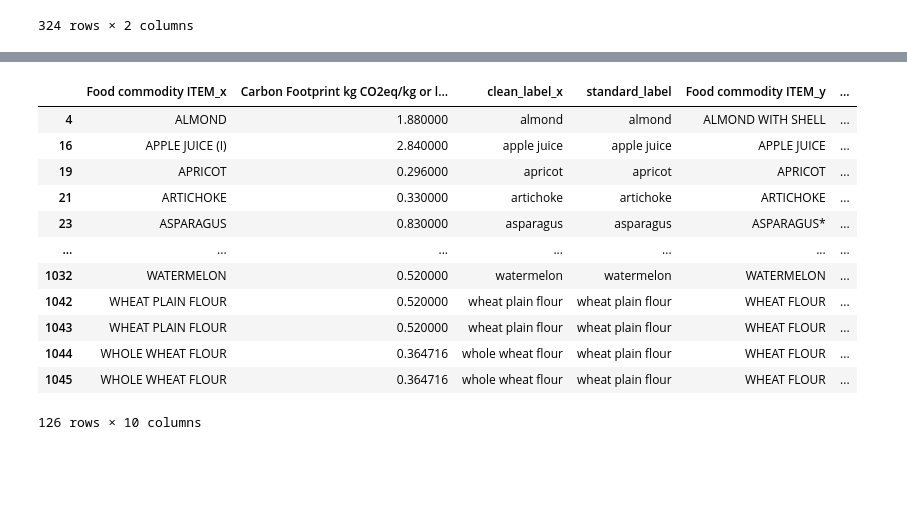
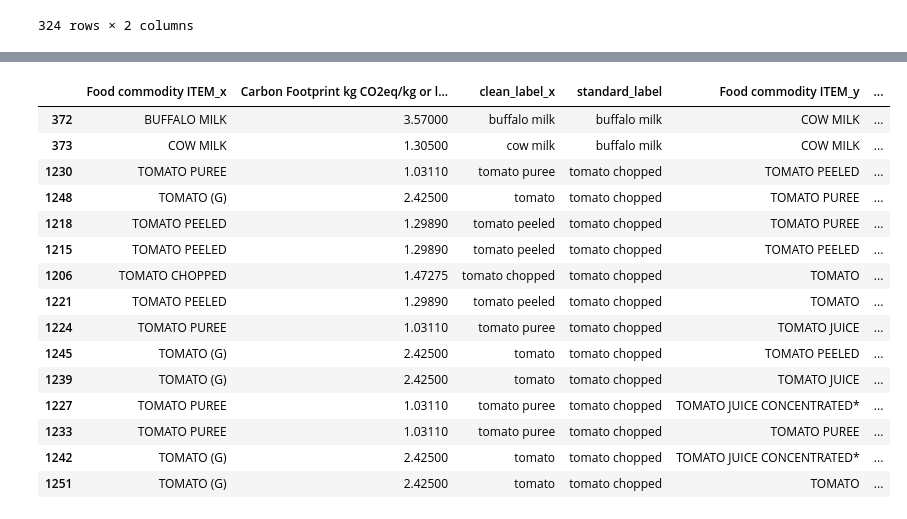
Before and after one commit to TCoaM/TrueCostOfAMeal, a Jupyter notebook: simo_data_integration_notebook.ipynb, the cells around one changed output, grey strips where cells are left out. Saved outputs shown, nothing was run; the diff lists cells and outputs as text; code cells hidden in the pictures; blank space fills up the shorter version.

```diff
--- a/simo_data_integration_notebook.ipynb
+++ b/simo_data_integration_notebook.ipynb
@@ -231,0 +205,19 @@ merged.head(10)
+# %%
+# STEP 3: Map Each Source DataFrame to the Canonical Label
+# ==========================================================
+# Assume you have three DataFrames: df_cf, df_wf, and df_fcd_grouped.
+# Each must have a "clean_label" column that was processed the same way as in master.
+
+def assign_standard_label(df, mapping_dict, label_col="clean_label"):
+    """
+    Create a new column 'standard_label' in the dataframe by mapping the clean_label
+    via the mapping_dict. If a label is not found, retain the original label.
+    """
+    df["standard_label"] = df[label_col].map(mapping_dict)
+    # Optionally fill missing mappings with the original clean label.
+    df["standard_label"].fillna(df[label_col], inplace=True)
+    return df
+
+df_cf = assign_standard_label(df_cf, canonical_map)
+df_wf = assign_standard_label(df_wf, canonical_map)
+df_fcd_grouped = assign_standard_label(df_fcd_grouped, canonical_map)
@@ -235,16 +264,0 @@ complete_rows = merged.dropna()
-# %%
-complete_rows
-# %% [output]
-|  | Food commodity ITEM_x | Carbon Footprint kg CO2eq/kg or l... | clean_label_x | standard_label | Food commodity ITEM_y | ... |
-| 4 | ALMOND | 1.880000 | almond | almond | ALMOND WITH SHELL | ... |
-| 16 | APPLE JUICE (I) | 2.840000 | apple juice | apple juice | APPLE JUICE | ... |
-| 19 | APRICOT | 0.296000 | apricot | apricot | APRICOT | ... |
-| 21 | ARTICHOKE | 0.330000 | artichoke | artichoke | ARTICHOKE | ... |
-| 23 | ASPARAGUS | 0.830000 | asparagus | asparagus | ASPARAGUS* | ... |
-| ... | ... | ... | ... | ... | ... | ... |
-| 1032 | WATERMELON | 0.520000 | watermelon | watermelon | WATERMELON | ... |
-| 1042 | WHEAT PLAIN FLOUR | 0.520000 | wheat plain flour | wheat plain flour | WHEAT FLOUR | ... |
-| 1043 | WHEAT PLAIN FLOUR | 0.520000 | wheat plain flour | wheat plain flour | WHEAT FLOUR | ... |
-| 1044 | WHOLE WHEAT FLOUR | 0.364716 | whole wheat flour | wheat plain flour | WHEAT FLOUR | ... |
-| 1045 | WHOLE WHEAT FLOUR | 0.364716 | whole wheat flour | wheat plain flour | WHEAT FLOUR | ... |
-126 rows × 10 columns
@@ -251,2 +267,31 @@ complete_rows
 # %%
 # plot the top 15 consumed products
+""" food_consumption_data_nowater = food_consumption_data[
+    (food_consumption_data["Exposure hierarchy (L7)"] != "Natural mineral water") &
+    (food_consumption_data["Exposure hierarchy (L7)"] != "Tap water") &
+    (food_consumption_data["Exposure hierarchy (L7)"] != "Filtered tap water")] """
+
+top15 = (
+    merged_notna
+    .sort_values('Mean', ascending=False)
+    .head(15)
+)
+
+top15
+# %% [output]
+|  | Food commodity ITEM_x | Carbon Footprint kg CO2eq/kg or l... | clean_label_x | standard_label | Food commodity ITEM_y | ... |
+| 372 | BUFFALO MILK | 3.57000 | buffalo milk | buffalo milk | COW MILK | ... |
+| 373 | COW MILK | 1.30500 | cow milk | buffalo milk | COW MILK | ... |
+| 1230 | TOMATO PUREE | 1.03110 | tomato puree | tomato chopped | TOMATO PEELED | ... |
+| 1248 | TOMATO (G) | 2.42500 | tomato | tomato chopped | TOMATO PUREE | ... |
+| 1218 | TOMATO PEELED | 1.29890 | tomato peeled | tomato chopped | TOMATO PUREE | ... |
+| 1215 | TOMATO PEELED | 1.29890 | tomato peeled | tomato chopped | TOMATO PEELED | ... |
+| 1206 | TOMATO CHOPPED | 1.47275 | tomato chopped | tomato chopped | TOMATO | ... |
+| 1221 | TOMATO PEELED | 1.29890 | tomato peeled | tomato chopped | TOMATO | ... |
+| 1224 | TOMATO PUREE | 1.03110 | tomato puree | tomato chopped | TOMATO JUICE | ... |
+| 1245 | TOMATO (G) | 2.42500 | tomato | tomato chopped | TOMATO PEELED | ... |
+| 1239 | TOMATO (G) | 2.42500 | tomato | tomato chopped | TOMATO JUICE | ... |
+| 1227 | TOMATO PUREE | 1.03110 | tomato puree | tomato chopped | TOMATO JUICE CONCENTRATED* | ... |
+| 1233 | TOMATO PUREE | 1.03110 | tomato puree | tomato chopped | TOMATO PUREE | ... |
+| 1242 | TOMATO (G) | 2.42500 | tomato | tomato chopped | TOMATO JUICE CONCENTRATED* | ... |
+| 1251 | TOMATO (G) | 2.42500 | tomato | tomato chopped | TOMATO | ... |
```
Also changed, not shown: parts of 20 cells of this notebook, 2 other files.
